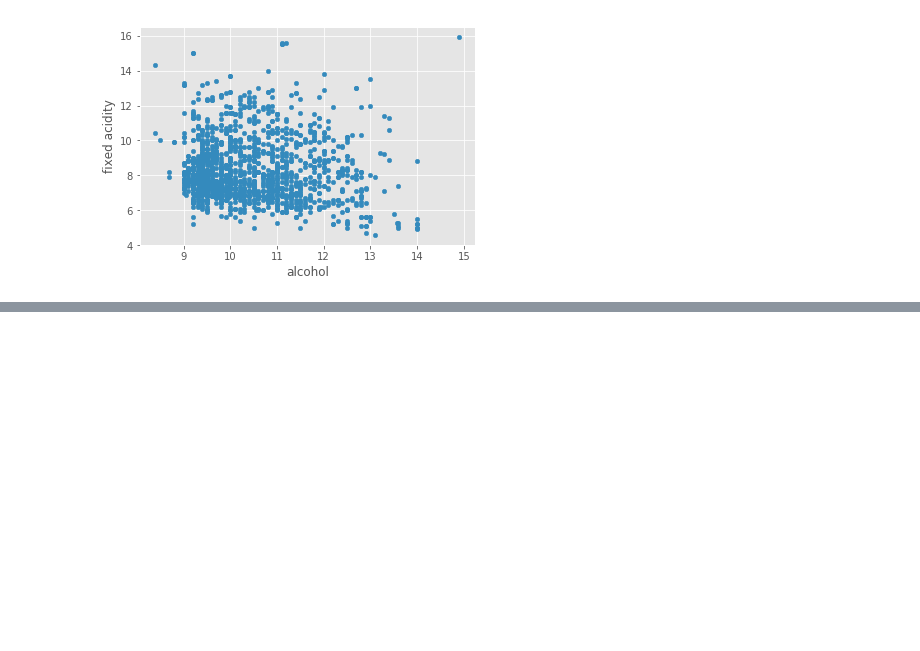
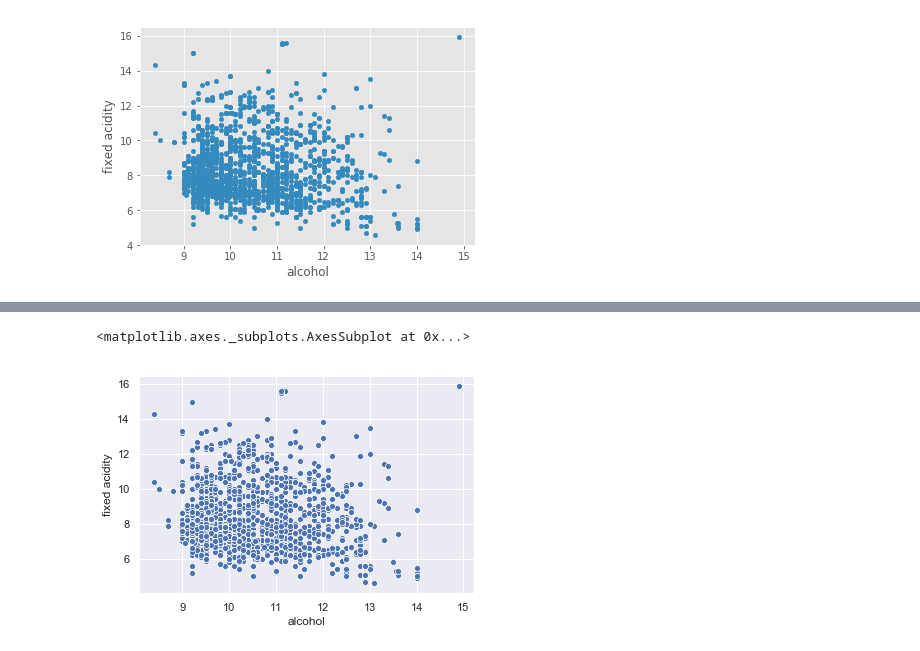
Before and after one commit to FlorianFedrau/Day8, a Jupyter notebook: Visualization.ipynb, the cells around one changed output, grey strips where cells are left out. Saved outputs shown, nothing was run; the diff lists cells and outputs as text; code cells hidden in the pictures; blank space fills up the shorter version.

```diff
--- a/Visualization.ipynb
+++ b/Visualization.ipynb
@@ -77,0 +100,7 @@ df.plot.bar(x = 'alcohol', rot = 0)
+# %%
+import seaborn as sns
+sns.set()
+sns.scatterplot(x = 'alcohol', y='fixed acidity', data=df)
+# %% [output]
+<matplotlib.axes._subplots.AxesSubplot at 0x...>
+[figure, added]
```
Also changed, not shown: parts of 10 cells of this notebook, 1 other file.
